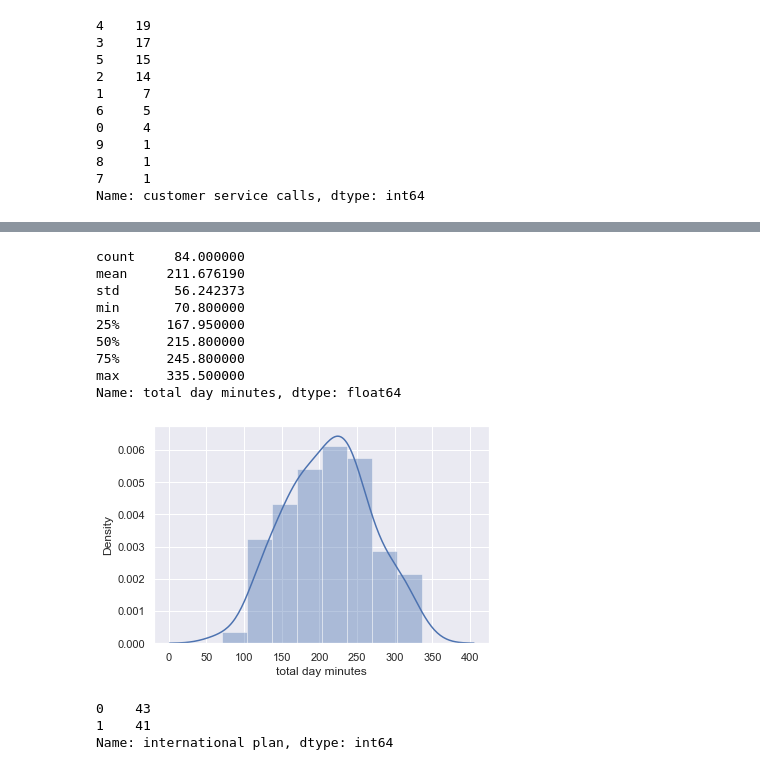
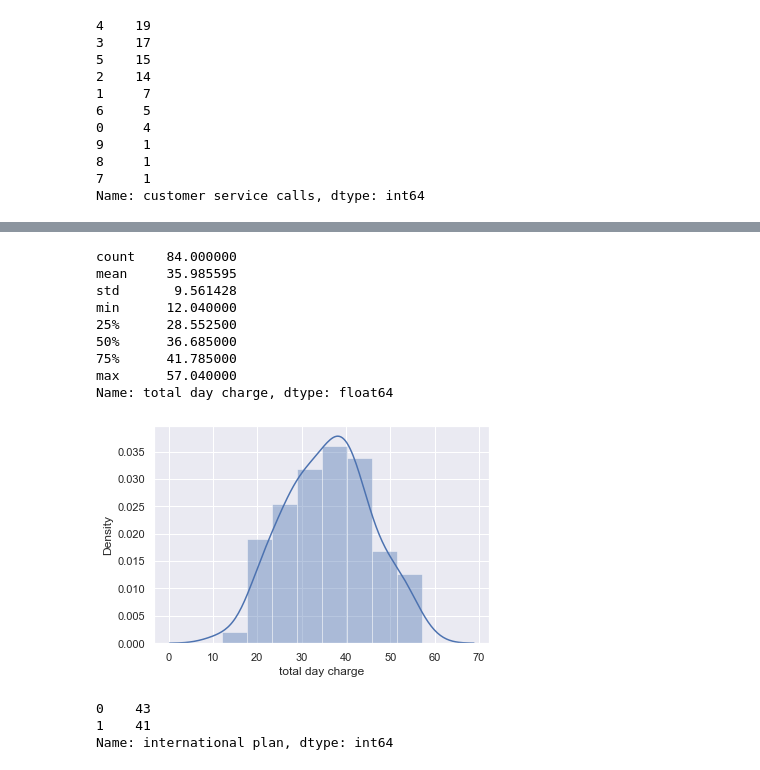
Before and after one commit to jswec/Phase-3-Project, a Jupyter notebook: FinalNotebook.ipynb, the cells around one changed output, grey strips where cells are left out. Saved outputs shown, nothing was run; the diff lists cells and outputs as text; code cells hidden in the pictures.

```diff
--- a/FinalNotebook.ipynb
+++ b/FinalNotebook.ipynb
@@ -843,12 +735,10 @@ final_results = X_test.copy()
 final_results = pd.concat([final_results, y_test], axis=1)
 final_results = pd.DataFrame(final_results)
 final_results = final_results[['customer service calls',
-                               'total day minutes',
+                               'total day charge',
                                'international plan',
                                'number vmail messages',
                                'voice mail plan',
                                'total eve charge',
                                'total intl charge',
                               ]]
-
-final_results
@@ -995,19 +837,19 @@ priority1['total day minutes'].plot(kind='hist');
 # %%
-priority1['total day minutes'].describe()
+priority1['total day charge'].describe()
 # %% [output]
-count     84.000000
-mean     211.676190
-std       56.242373
-min       70.800000
-25%      167.950000
-50%      215.800000
-75%      245.800000
-max      335.500000
-Name: total day minutes, dtype: float64
+count    84.000000
+mean     35.985595
+std       9.561428
+min      12.040000
+25%      28.552500
+50%      36.685000
+75%      41.785000
+max      57.040000
+Name: total day charge, dtype: float64
 # %%
-sns.distplot(priority1['total day minutes']);
+sns.distplot(priority1['total day charge']);
 # %% [output]
-[figure, old version]
+[figure, new version]
 # %%
 priority1['international plan'].value_counts()
 # %% [output]
```
Also changed, not shown: parts of 40 cells of this notebook.
